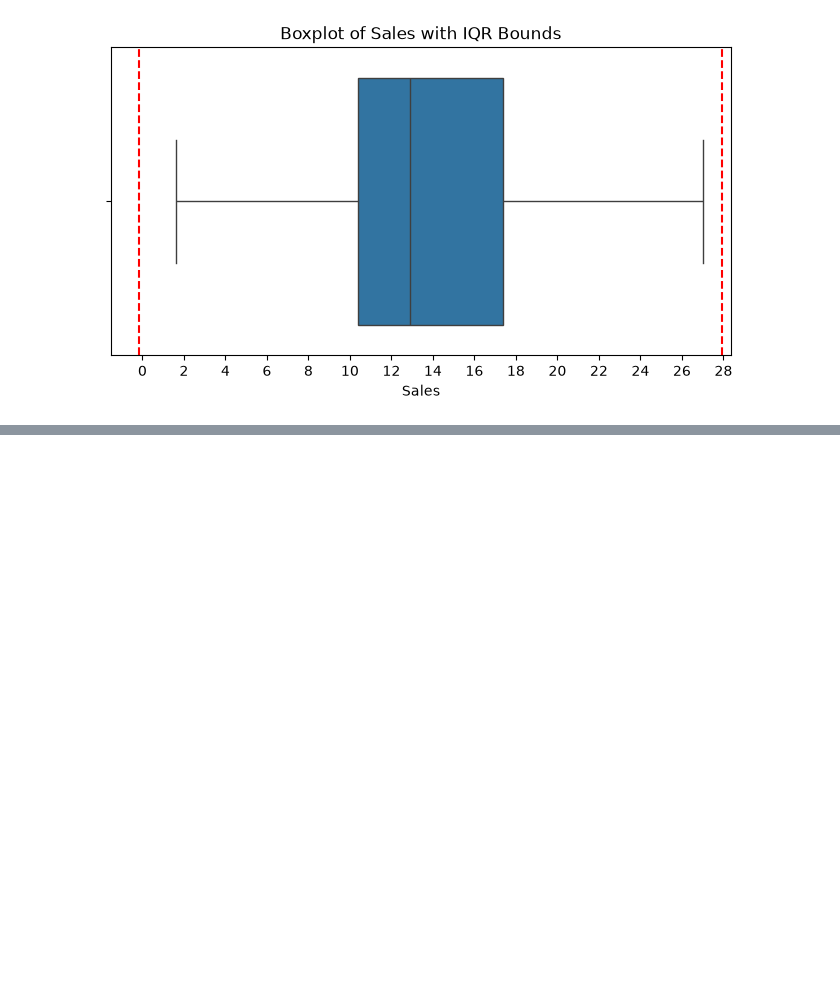
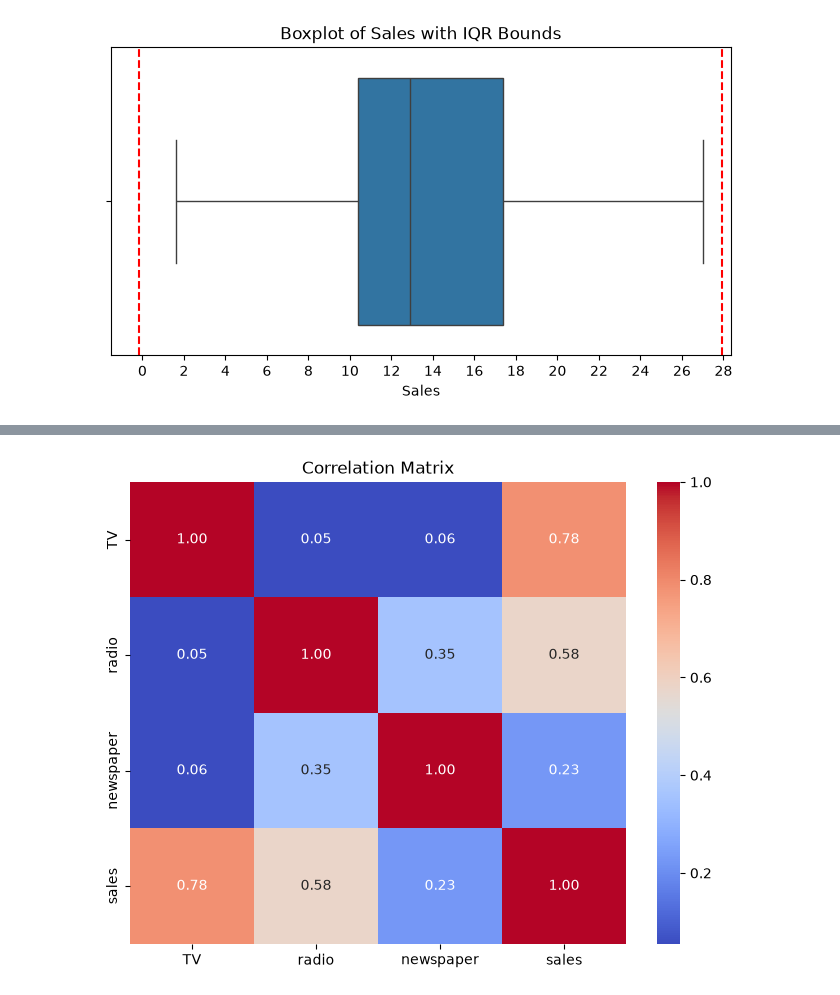
Before and after one commit to Gopi-6091/advertising-regression, a Jupyter notebook: notebooks/01_data_understanding.ipynb, the cells around one changed output, grey strips where cells are left out. Drawn from its saved outputs; the diff is of its cells as text; code cells hidden in the pictures; blank space fills up the shorter version.

```diff
--- a/notebooks/01_data_understanding.ipynb
+++ b/notebooks/01_data_understanding.ipynb
@@ -364,0 +487,14 @@ plt.show()
+# %%
+plt.figure(figsize=(8, 6))
+
+sns.heatmap(
+    df[["TV", "radio", "newspaper", "sales"]].corr(),
+    annot=True,
+    cmap="coolwarm",
+    fmt=".2f"
+)
+
+plt.title("Correlation Matrix")
+plt.show()
+# %% [output]
+[figure, added]
```
Also changed, not shown: parts of 15 cells of this notebook.
